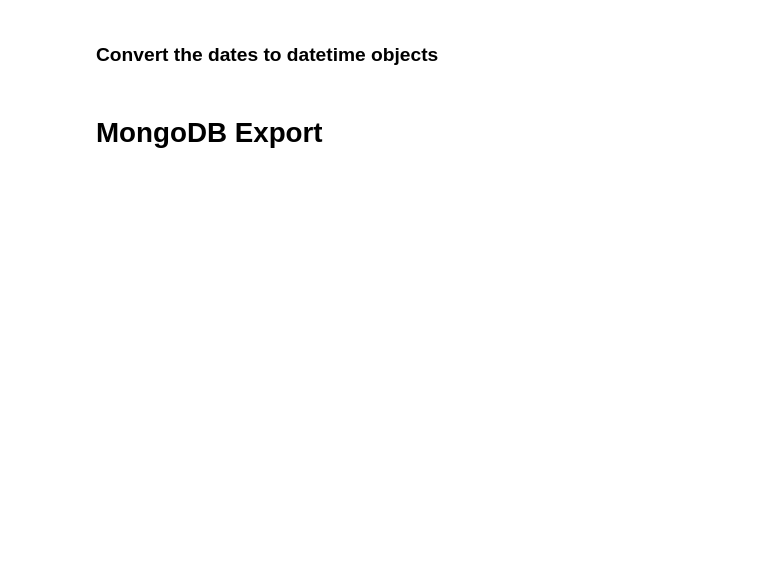
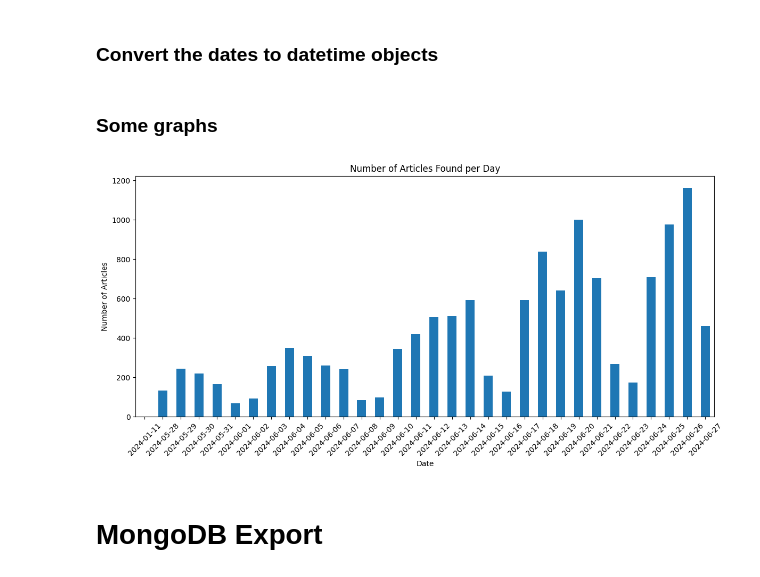
Before and after one commit to SuperMuel/blog_db, a Jupyter notebook: find_ai_news.ipynb, the cells around one changed output. Saved outputs shown, nothing was run; the diff lists cells and outputs as text; code cells hidden in the pictures; blank space fills up the shorter version.

```diff
--- a/find_ai_news.ipynb
+++ b/find_ai_news.ipynb
@@ -138,6 +191,38 @@ for result in results.values():
 
 assert all(isinstance(result['date'], datetime) for result in results.values())
 assert all(isinstance(result['found_at'], datetime) for result in results.values())
+# %% [markdown]
+### Some graphs
+# %%
+import pandas as pd
+import matplotlib.pyplot as plt
+from datetime import datetime
+
+# Assuming 'results' is your dictionary of search results
+
+# Convert the results to a DataFrame
+df = pd.DataFrame(results.values())
+
+# Convert the 'date' column to datetime
+df['date'] = pd.to_datetime(df['date'])
+
+# Group by date and count the number of articles
+daily_counts = df.groupby(df['date'].dt.date).size().sort_index()
+
+# Create the plot
+plt.figure(figsize=(12, 6))
+daily_counts.plot(kind='bar')
+
+plt.title('Number of Articles Found per Day')
+plt.xlabel('Date')
+plt.ylabel('Number of Articles')
+plt.xticks(rotation=45)
+plt.tight_layout()
+
+# Show the plot
+plt.show()
+# %% [output]
+[figure, added]
 # %% [markdown]
 # MongoDB Export
 # %%
```
Also changed, not shown: parts of 4 cells of this notebook, 1 other file.
